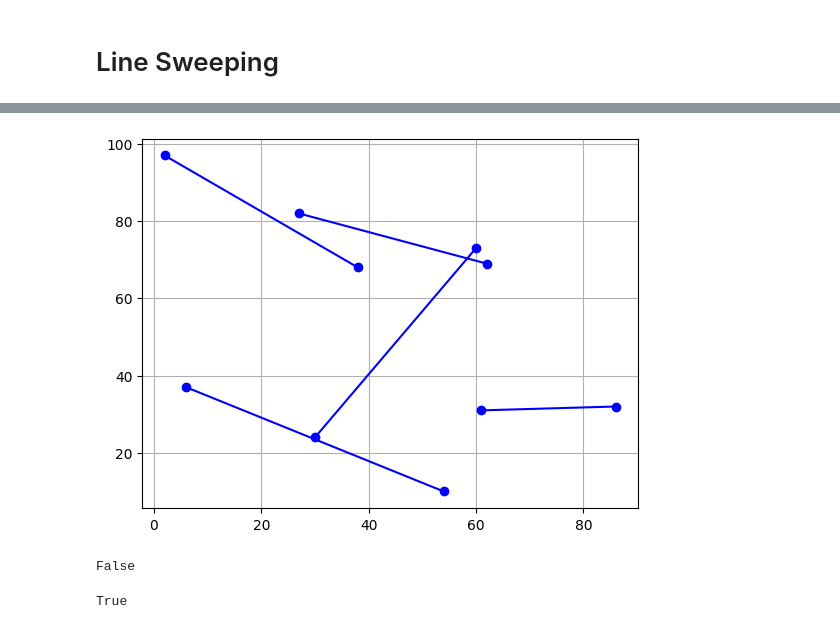
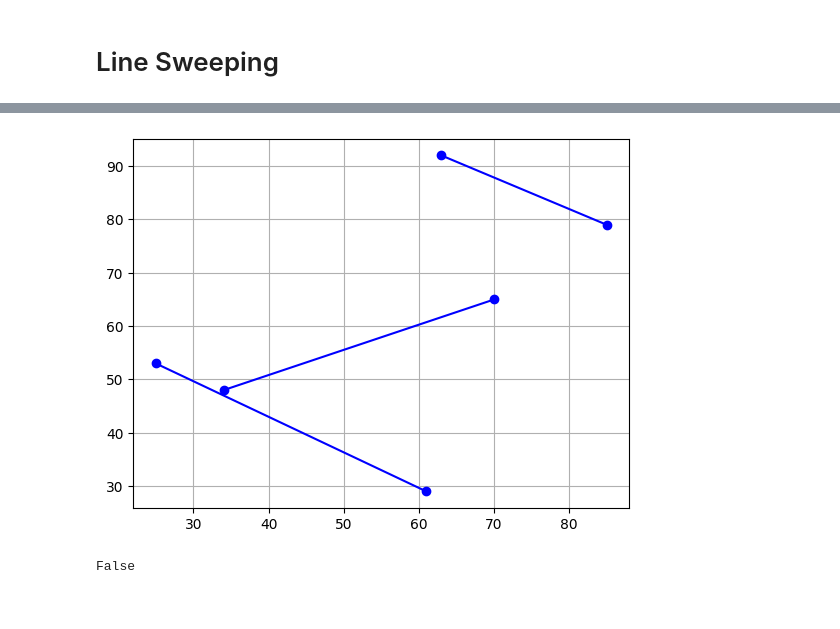
Before and after one commit to Arflipe/UFMG, a Jupyter notebook: 5 Periodo/ALG2/lineSweeping.ipynb, the cells around one changed output, grey strips where cells are left out. Saved outputs shown, nothing was run; the diff lists cells and outputs as text; code cells hidden in the pictures.

Commit message:
lineSweeping (hopefully) working correctly

```diff
--- a/5 Periodo/ALG2/lineSweeping.ipynb
+++ b/5 Periodo/ALG2/lineSweeping.ipynb
@@ -495,51 +509,10 @@ def lineSweep(s):
 					return True
 			root = t.remove(root, i.segment)
 	return False
-# %%
-def lineSweep(s):
-	p = getEndpointArray(s)
-	t = AVLTree()
-	root = None
-	for i in p:
-		if i.isLeft:
-			root = t.insert(root, i.segment)
-
-			plt = t.visualizeTree(root)
-			if plt != None:
-				plt.show()
-
-			above = t.above(root, i.segment)
-			print("i", i.segment, "above", above)
-			if above != None:
-				if segmentsIntersect(i.segment.p1, i.segment.p2, above.value.p1, above.value.p2):
-					print("i", i.segment, "intersects above", above)
-					# return True
-			below = t.below(root, i.segment)
-			print("i", i.segment, "below", below)
-			if below != None:
-				if segmentsIntersect(i.segment.p1, i.segment.p2, below.value.p1, below.value.p2):
-					print("i", i.segment, "intersects below", below)
-					# return True
-		else:
-			above = t.above(root, i.segment)
-			below = t.below(root, i.segment)
-			if above != None and below != None:
-				if segmentsIntersect(above.value.p1, above.value.p2, below.value.p1, below.value.p2):
-					print("above", above, "intersects below", below)
-					return True
-			root = t.remove(root, i.segment)
-
-			plt = t.visualizeTree(root)
-			if plt != None:
-				plt.show()
-			print("i", i.segment, "above", above)
-			print("i", i.segment, "below", below)
-
-	return False
 # %%
-s = generateRandomSegments(5)
+s = generateRandomSegments(3)
 plotSegments(s)
 lineSweep(s)
 # %% [output]
-[figure, old version]
+[figure, new version]
 False
@@ -552,5 +518,0 @@ s5 = Segment(Point(61, 31), Point(86, 32))
-# %%
-s1 < s3
-# s5 > s2
-# %% [output]
-True
```
Also changed, not shown: parts of 6 cells of this notebook.
